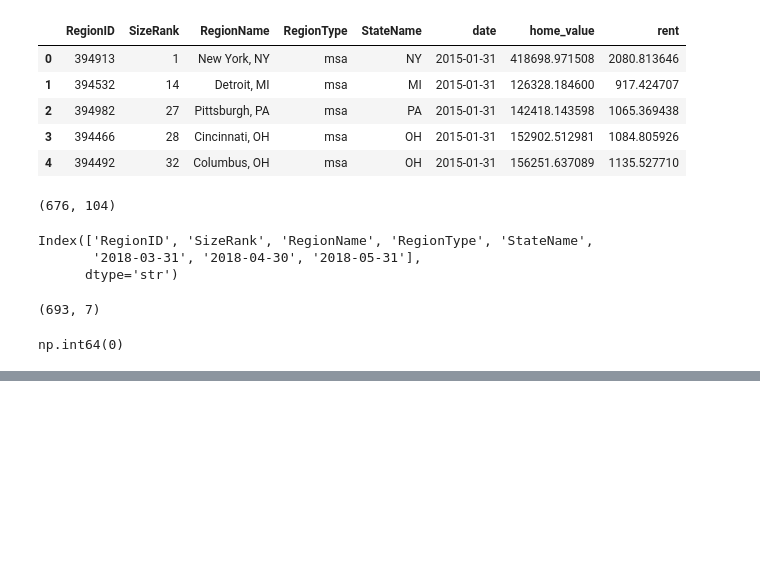
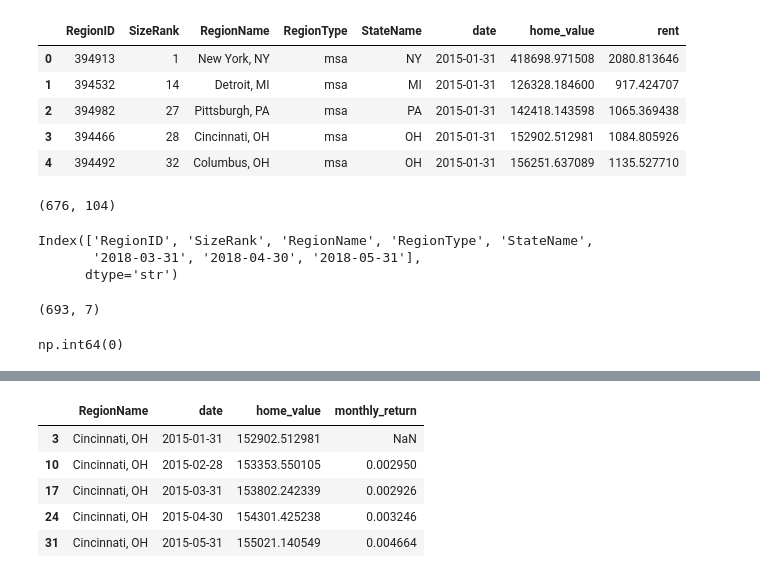
Before and after one commit to mrudangjikar/metro-housing-analysis, a Jupyter notebook: notebooks/metro_analysis.ipynb, the cells around one changed output, grey strips where cells are left out. Saved outputs shown, nothing was run; the diff lists cells and outputs as text; code cells hidden in the pictures; blank space fills up the shorter version.

```diff
--- a/notebooks/metro_analysis.ipynb
+++ b/notebooks/metro_analysis.ipynb
@@ -187,0 +241,3 @@ np.int64(0)
+# %%
+df = df.sort_values(["RegionName", "date"])
+df[["RegionName", "date", "home_value"]].head()
@@ -187,0 +251,10 @@ np.int64(0)
+# %%
+df["monthly_return"] = df.groupby("RegionName")["home_value"].pct_change()
+df[["RegionName", "date", "home_value", "monthly_return"]].head()
+# %% [output]
+|  | RegionName | date | home_value | monthly_return |
+| 3 | Cincinnati, OH | 2015-01-31 | 152902.512981 | NaN |
+| 10 | Cincinnati, OH | 2015-02-28 | 153353.550105 | 0.002950 |
+| 17 | Cincinnati, OH | 2015-03-31 | 153802.242339 | 0.002926 |
+| 24 | Cincinnati, OH | 2015-04-30 | 154301.425238 | 0.003246 |
+| 31 | Cincinnati, OH | 2015-05-31 | 155021.140549 | 0.004664 |
```
Also changed, not shown: parts of 9 cells of this notebook.
